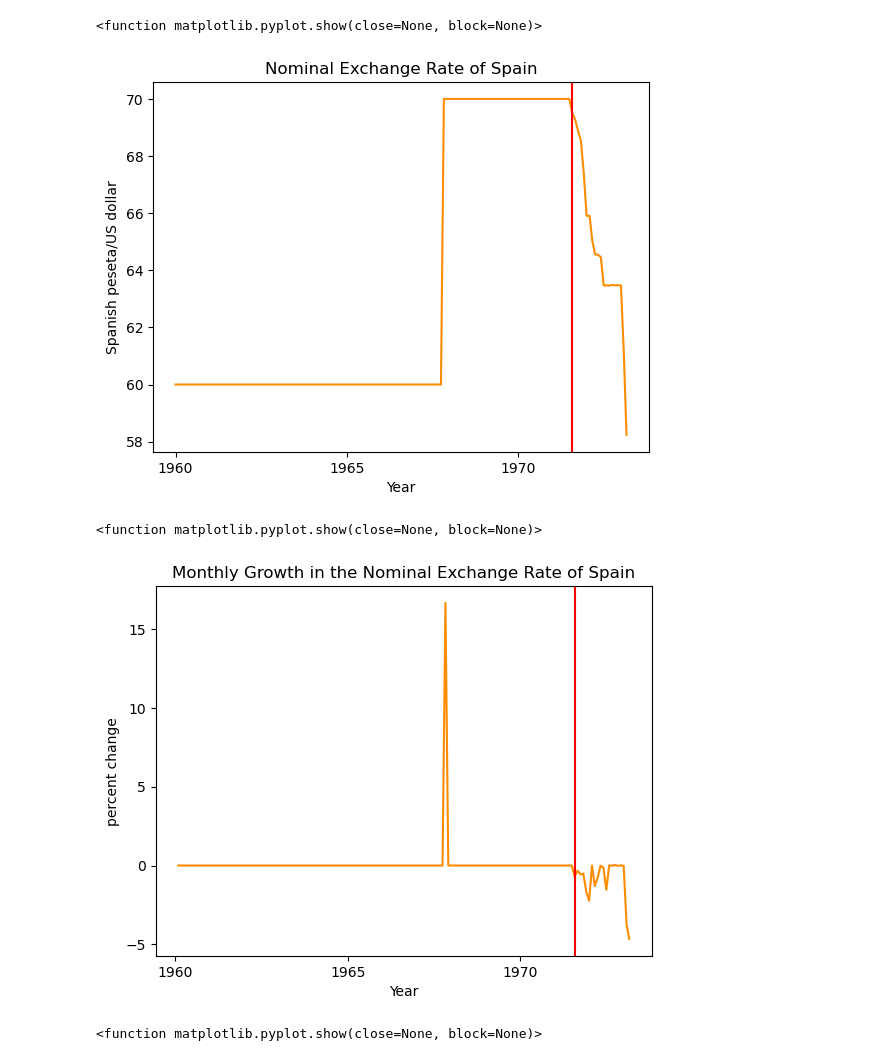
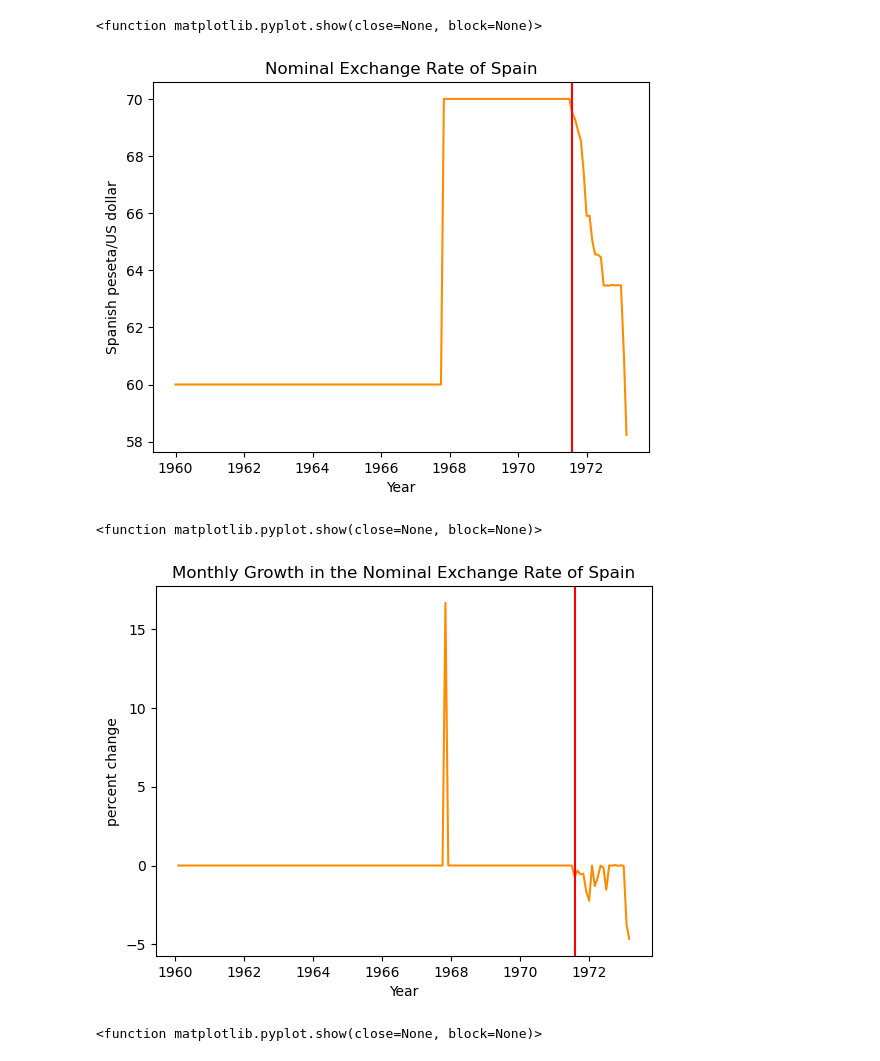
Before and after one commit to sophie-hy-fung/spain-bretton-woods, a Jupyter notebook: data_cleaning.ipynb, the cells around one changed output. Drawn from its saved outputs; the diff is of its cells as text; code cells hidden in the pictures.

```diff
--- a/data_cleaning.ipynb
+++ b/data_cleaning.ipynb
@@ -74,19 +74,17 @@ sp_us_df['Month']=months
 shortened_df=sp_us_df[sp_us_df['Month']<=datetime.datetime(1973, 3, 1)]
 # %%
 plt.plot(shortened_df['Month'], shortened_df['Nom_Exchange_Rate'], color='darkorange')
-plt.gca().xaxis.set_major_locator(mdates.YearLocator(base=5))
 plt.axvline(x = datetime.datetime(1971, 8, 1), color='r')
 plt.xlabel('Year')
 plt.ylabel('Spanish peseta/US dollar')
 plt.title('Nominal Exchange Rate of Spain')
 plt.savefig('figures/Nom_Exchange_Rate.png')
 plt.show
 # %% [output]
 <function matplotlib.pyplot.show(close=None, block=None)>
-[figure, old version]
+[figure, new version]
 # %%
 plt.plot(shortened_df['Month'], shortened_df['Nom_Exchange_Rate_Monthly_Growth'], color='darkorange')
-plt.gca().xaxis.set_major_locator(mdates.YearLocator(base=5))
 plt.axvline(x = datetime.datetime(1971, 8, 1), color='r')
 plt.xlabel('Year')
 plt.ylabel('percent change')
@@ -95,7 +93,7 @@ plt.savefig('figures/Monthly_Growth_in_Nom_Exchange_Rate.png')
 plt.show
 # %% [output]
 <function matplotlib.pyplot.show(close=None, block=None)>
-[figure, old version]
+[figure, new version]
 # %%
 plt.plot(shortened_df['Month'], shortened_df['Real_Exchange_Rate_Monthly_Growth'], color='darkorange')
 plt.axvline(x = datetime.datetime(1971, 8, 1), color='r')
```
Also changed, not shown: 2 other files.
